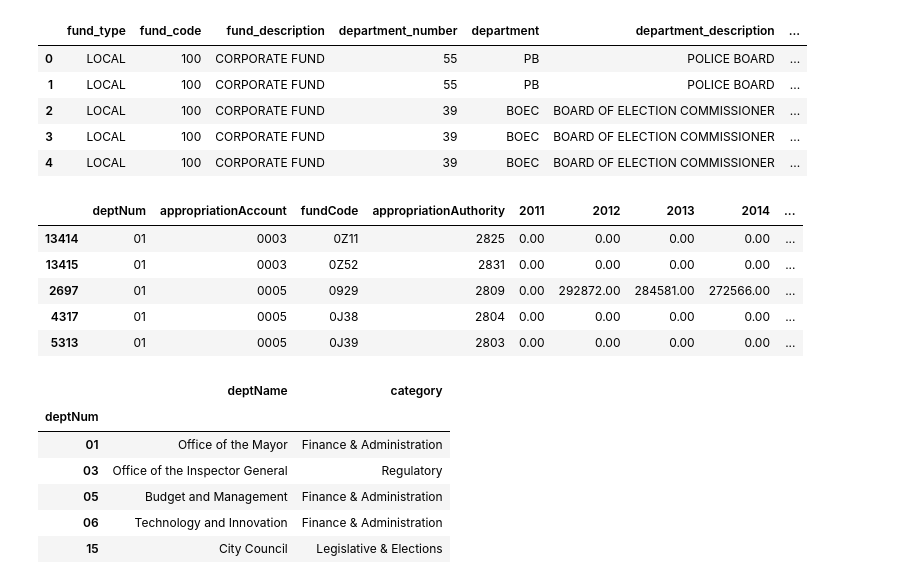
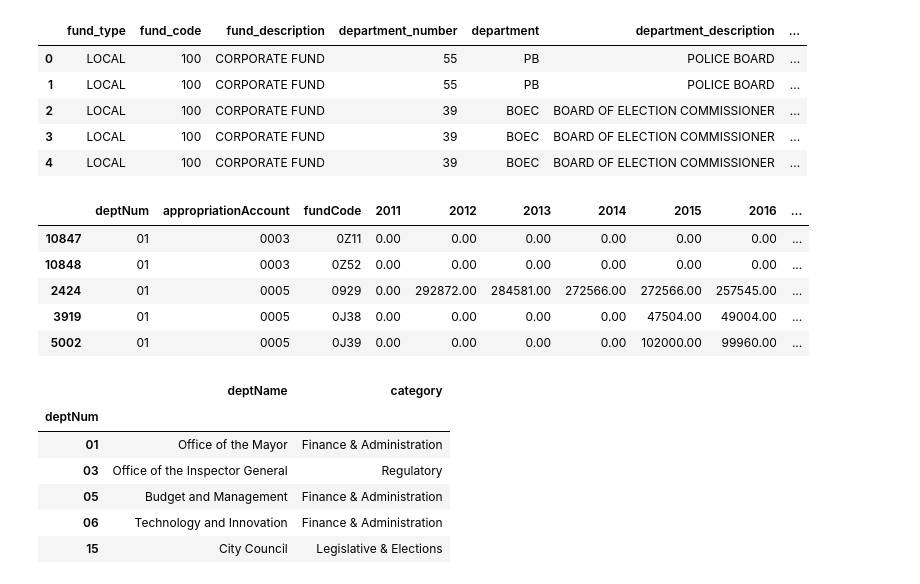
Before and after one commit to RamarkoB/ChiBudget, a Jupyter notebook: python/notebooks/ordinanceTest.ipynb, the cells around one changed output. Drawn from its saved outputs; the diff is of its cells as text; code cells hidden in the pictures.

Commit message:
Removed Appropriation Authorities

```diff
--- a/python/notebooks/ordinanceTest.ipynb
+++ b/python/notebooks/ordinanceTest.ipynb
@@ -380,6 +401,7 @@ fundsCodes = [
     "GA00 - Coronavirus Local Fiscal Recovery Fund",
 ]
 # %%
+
 ## helper consts
 years = list(range(2011, 2027))
 
@@ -411,16 +433,15 @@ def fmtCode(code, length, withInt=False):
         return "0" * (length - len(str(int(code)))) + str(int(code))
     return "0" * (length - len(str(code))) + str(code)
 
-def getValues(df, x):
+def getValues(df, row):
     subset = df[
-        (df["deptNum"] == x["deptNum"])
-        & (df["fundCode"] == x["fundCode"])
-        & (df["appropriationAccount"] == x["appropriationAccount"])
-        & (df["appropriationAuthority"] == x["appropriationAuthority"])
+        (df["deptNum"] == row["deptNum"])
+        & (df["fundCode"] == row["fundCode"])
+        & (df["appropriationAccount"] == row["appropriationAccount"])
     ]
     values = subset[["amount"]].T
     values.columns = subset["year"].tolist()
-    return values.T["amount"]
+    return values.T.groupby(values.T.index).sum()["amount"]
 
 def cleanTitle(row):
     row = row.title()
@@ -440,6 +461,13 @@ def makeSeries(ls, columns, titleCase=False):
 
 def splitSeries(ls, columns, titleCase=False):
     return makeSeries(list(map(lambda x: x.split(" - ", 1), ls)), columns, titleCase)
+
+def getCategoryNumber(categorySeries, x):
+    if not x.isdigit(): return x
+
+    index = fmtCode(int(x) - int(x) % 100, 4)
+    category = categorySeries[categorySeries.index == index].iloc[0]
+    return f"{category.name} - {category["categoryName"]}"
 # %%
 df = pd.DataFrame()
 
@@ -469,40 +497,39 @@ df.head()
 cleanedDF = (
     df[
         [
             "deptNum",
             "appropriationAccount",
             "fundType",
-            "fundCode",
-            "appropriationAuthority",
+            "fundCode"
         ]
     ]
     .value_counts()
     .to_frame()
     .reset_index()
     .sort_values(
         by=[
             "deptNum",
             "appropriationAccount",
             "fundType",
             "fundCode",
         ]
     )
     .drop(["count", "fundType"], axis=1)
 )
 
 ordinanceDF = cleanedDF.merge(
     cleanedDF.apply(lambda row: getValues(df, row), axis=1, result_type="expand").fillna(0),
     left_index=True,
     right_index=True,
 )
 
 ordinanceDF.head()
 # %% [output]
-|  | deptNum | appropriationAccount | fundCode | appropriationAuthority | 2011 | 2012 | 2013 | 2014 | ... |
-| 13414 | 01 | 0003 | 0Z11 | 2825 | 0.00 | 0.00 | 0.00 | 0.00 | ... |
-| 13415 | 01 | 0003 | 0Z52 | 2831 | 0.00 | 0.00 | 0.00 | 0.00 | ... |
-| 2697 | 01 | 0005 | 0929 | 2809 | 0.00 | 292872.00 | 284581.00 | 272566.00 | ... |
-| 4317 | 01 | 0005 | 0J38 | 2804 | 0.00 | 0.00 | 0.00 | 0.00 | ... |
-| 5313 | 01 | 0005 | 0J39 | 2803 | 0.00 | 0.00 | 0.00 | 0.00 | ... |
+|  | deptNum | appropriationAccount | fundCode | 2011 | 2012 | 2013 | 2014 | 2015 | 2016 | ... |
+| 10847 | 01 | 0003 | 0Z11 | 0.00 | 0.00 | 0.00 | 0.00 | 0.00 | 0.00 | ... |
+| 10848 | 01 | 0003 | 0Z52 | 0.00 | 0.00 | 0.00 | 0.00 | 0.00 | 0.00 | ... |
+| 2424 | 01 | 0005 | 0929 | 0.00 | 292872.00 | 284581.00 | 272566.00 | 272566.00 | 257545.00 | ... |
+| 3919 | 01 | 0005 | 0J38 | 0.00 | 0.00 | 0.00 | 0.00 | 47504.00 | 49004.00 | ... |
+| 5002 | 01 | 0005 | 0J39 | 0.00 | 0.00 | 0.00 | 0.00 | 102000.00 | 99960.00 | ... |
 # %%
 categoryMatches = []
```
Also changed, not shown: parts of 6 cells of this notebook, 11 other files.
